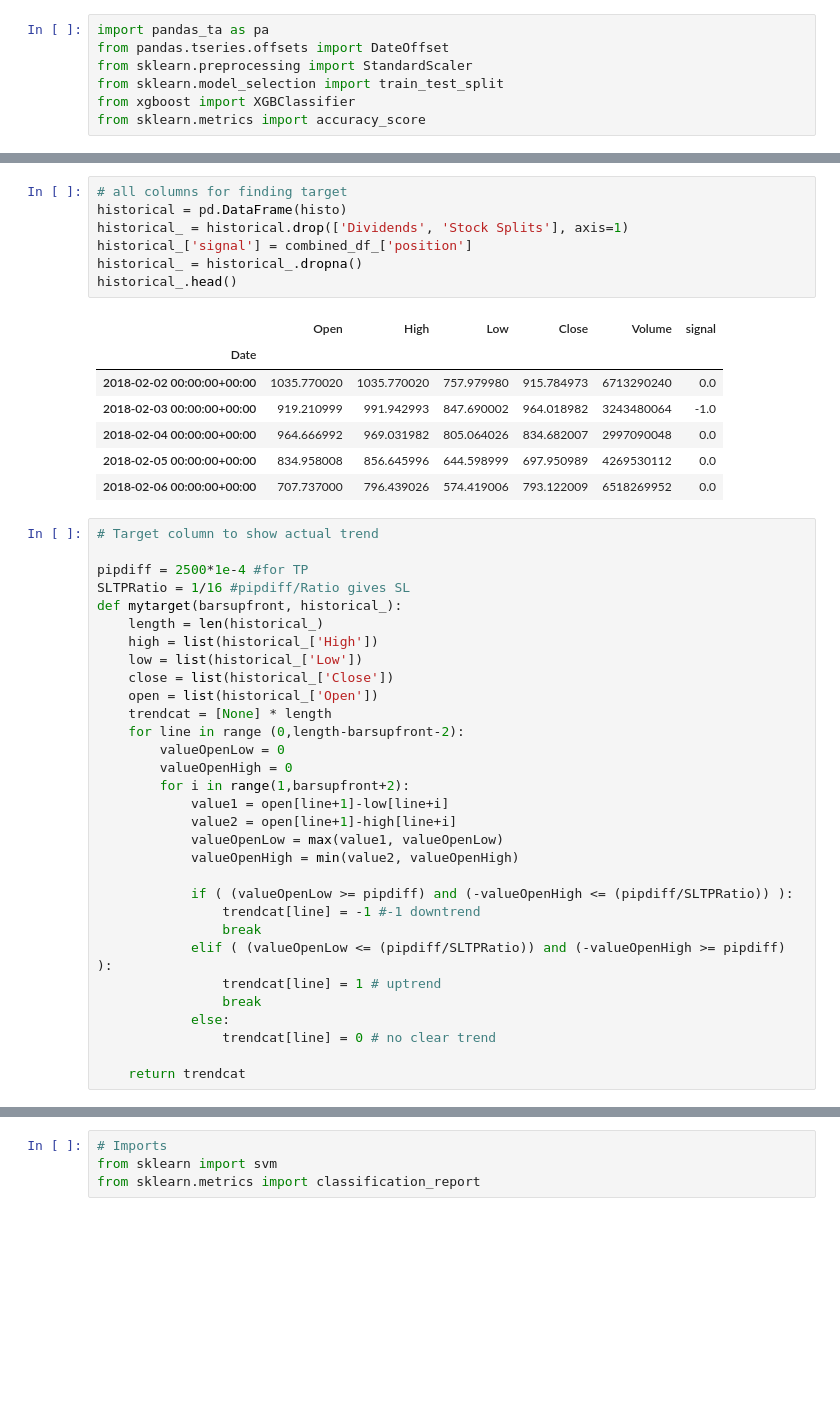
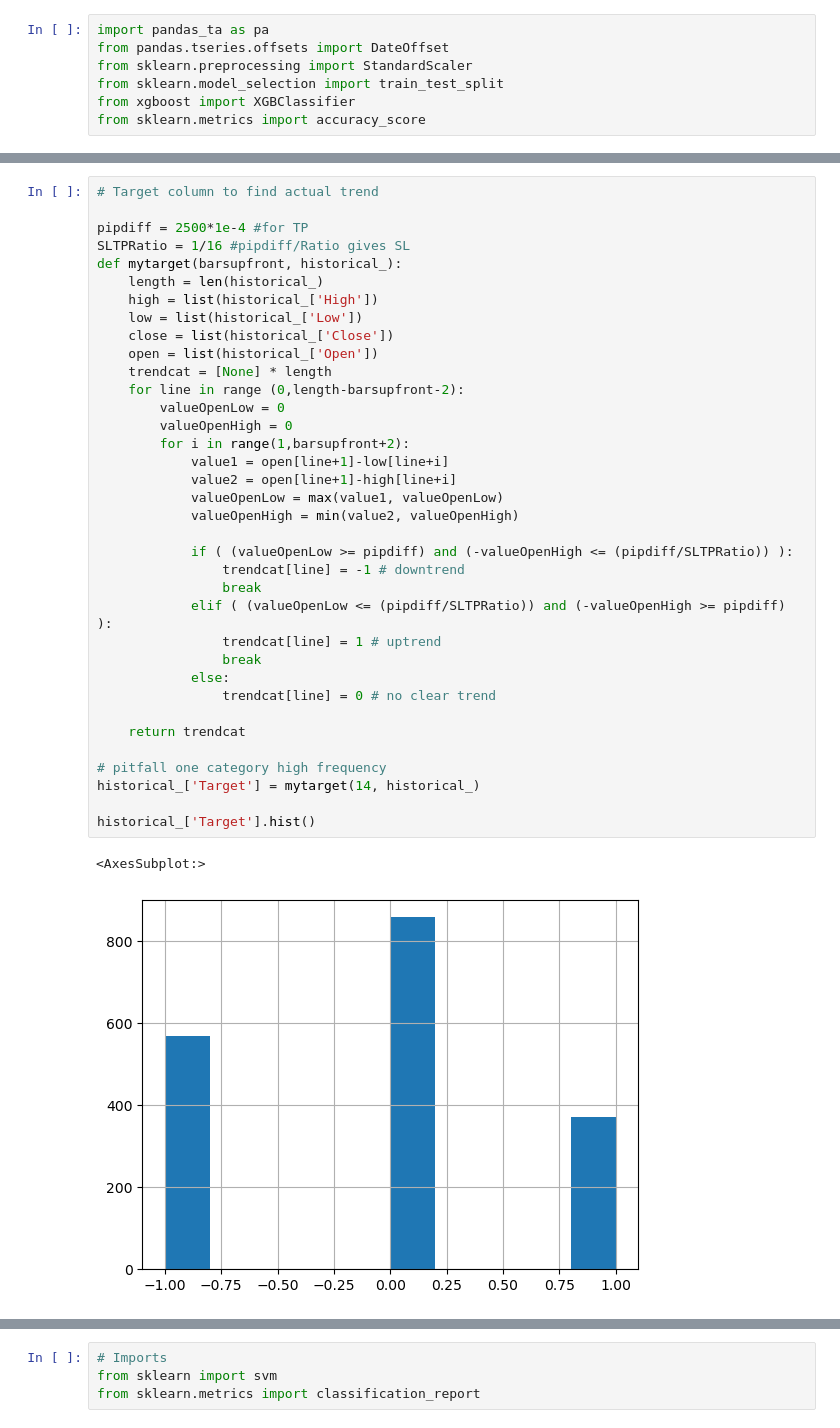
Before and after one commit to AGralin/dreambuilder_bot, a Jupyter notebook: testing/FG_machine_learning.ipynb, the cells around one changed output, grey strips where cells are left out. Saved outputs shown, nothing was run; the diff lists cells and outputs as text; blank space fills up the shorter version.

```diff
--- a/testing/FG_machine_learning.ipynb
+++ b/testing/FG_machine_learning.ipynb
@@ -233,46 +220,39 @@ histo.head()
-# %%
-# all columns for finding target
-historical = pd.DataFrame(histo)
-historical_ = historical.drop(['Dividends', 'Stock Splits'], axis=1)
-historical_['signal'] = combined_df_['position']
-historical_ = historical_.dropna()
-historical_.head()
-# %% [output]
-|  | Open | High | Low | Close | Volume | signal |
-| Date |  |  |  |  |  |  |
-| 2018-02-02 00:00:00+00:00 | 1035.770020 | 1035.770020 | 757.979980 | 915.784973 | 6713290240 | 0.0 |
-| 2018-02-03 00:00:00+00:00 | 919.210999 | 991.942993 | 847.690002 | 964.018982 | 3243480064 | -1.0 |
-| 2018-02-04 00:00:00+00:00 | 964.666992 | 969.031982 | 805.064026 | 834.682007 | 2997090048 | 0.0 |
-| 2018-02-05 00:00:00+00:00 | 834.958008 | 856.645996 | 644.598999 | 697.950989 | 4269530112 | 0.0 |
-| 2018-02-06 00:00:00+00:00 | 707.737000 | 796.439026 | 574.419006 | 793.122009 | 6518269952 | 0.0 |
 # %%
-# Target column to show actual trend
+# Target column to find actual trend
 
 pipdiff = 2500*1e-4 #for TP
 SLTPRatio = 1/16 #pipdiff/Ratio gives SL
 def mytarget(barsupfront, historical_):
     length = len(historical_)
     high = list(historical_['High'])
     low = list(historical_['Low'])
     close = list(historical_['Close'])
     open = list(historical_['Open'])
     trendcat = [None] * length
     for line in range (0,length-barsupfront-2):
         valueOpenLow = 0
         valueOpenHigh = 0
         for i in range(1,barsupfront+2):
             value1 = open[line+1]-low[line+i]
             value2 = open[line+1]-high[line+i]
             valueOpenLow = max(value1, valueOpenLow)
             valueOpenHigh = min(value2, valueOpenHigh)
 
             if ( (valueOpenLow >= pipdiff) and (-valueOpenHigh <= (pipdiff/SLTPRatio)) ):
-                trendcat[line] = -1 #-1 downtrend
+                trendcat[line] = -1 # downtrend
                 break
             elif ( (valueOpenLow <= (pipdiff/SLTPRatio)) and (-valueOpenHigh >= pipdiff) ):
                 trendcat[line] = 1 # uptrend
                 break
             else:
                 trendcat[line] = 0 # no clear trend
 
     return trendcat
+
+# pitfall one category high frequency
+historical_['Target'] = mytarget(14, historical_)
+
+historical_['Target'].hist()
+# %% [output]
+<AxesSubplot:>
+[figure, added]
```
Also changed, not shown: parts of 54 cells of this notebook, 3 other files.
